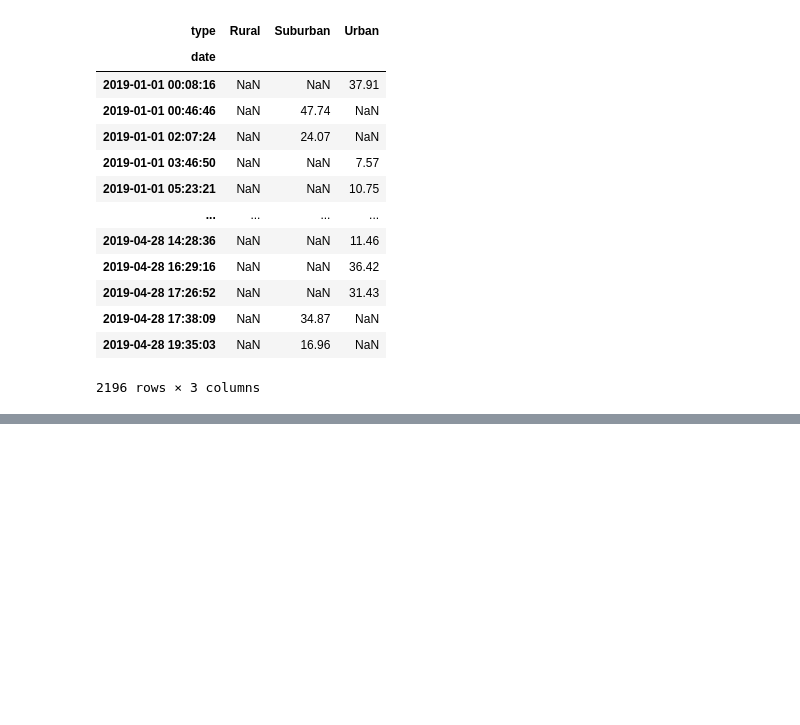
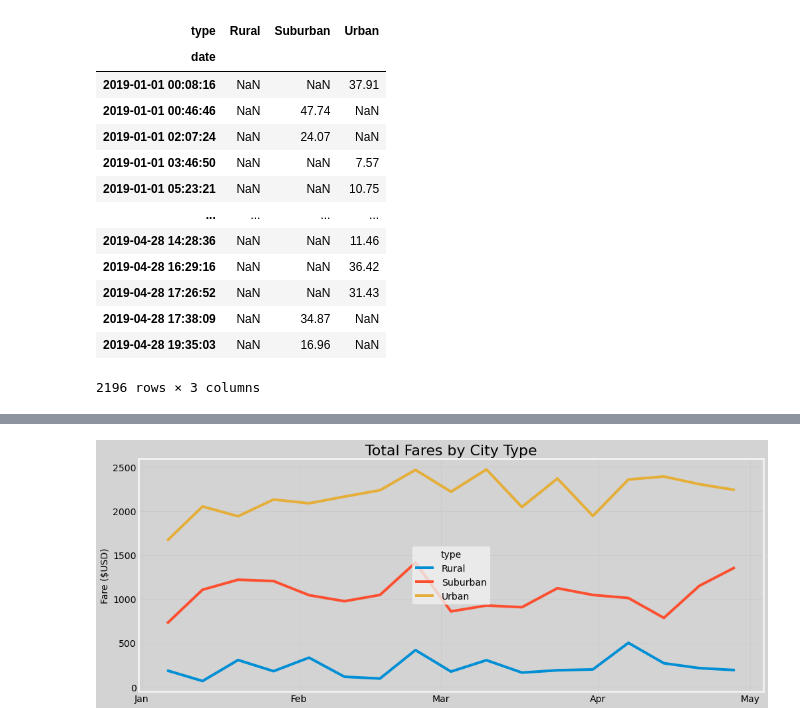
Before and after one commit to 05Perseus/PyBer_Analysis, a Jupyter notebook: PyBer_Challenge_starter_code.ipynb, the cells around one changed output, grey strips where cells are left out. Cells and saved outputs as stored; diff of their text form; code cells hidden in the pictures; blank space fills up the shorter version.

```diff
--- a/PyBer_Challenge_starter_code.ipynb
+++ b/PyBer_Challenge_starter_code.ipynb
@@ -266,2 +278,5 @@ specific_date_pivot
 # %%
 # 8. Create a new DataFrame using the "resample()" function by week 'W' and get the sum of the fares for each week.
+resampled_specific_date_pivot = specific_date_pivot.resample('W').sum()
+
+resampled_specific_date_pivot
@@ -268,7 +303,43 @@ specific_date_pivot
 # %%
 # 8. Using the object-oriented interface method, plot the resample DataFrame using the df.plot() function.
 
 # Import the style from Matplotlib.
 from matplotlib import style
+import matplotlib.dates as mdates
 # Use the graph style fivethirtyeight.
 style.use('fivethirtyeight')
+
+monthly_locator = mdates.MonthLocator()
+
+month_formatter = mdates.DateFormatter('%b')
+
+
+x_labels = ['Rural','Suburban','Urban']
+
+fig, ax = plt.subplots(figsize=(15,6),facecolor='lightgray')
+
+ax.plot(resampled_specific_date_pivot)
+
+ax.set_facecolor('lightgray')
+
+ax.xaxis.set_major_locator(monthly_locator)
+ax.xaxis.set_major_formatter(month_formatter)
+
+# Add title and y-axis labels and grid
+
+ax.set_title('Total Fares by City Type',fontsize=22)
+
+ax.set_ylabel('Fare ($USD)',fontsize=14)
+
+
+
+#ax.grid()
+
+
+ax.legend(x_labels,loc=10,title='type')
+
+plt.savefig('Analysis/PyBer_fare_summary.png')
+
+plt.show()
+# %% [output]
+[figure, added]
```
Also changed, not shown: parts of 2 cells of this notebook, 1 other file.
